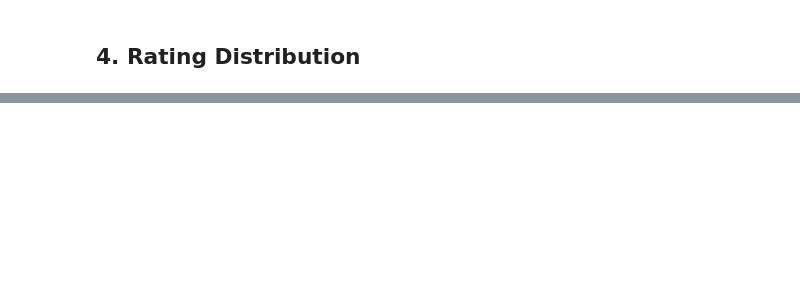
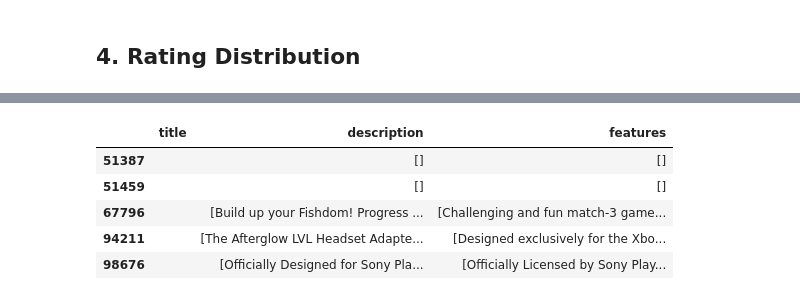
Before and after one commit to Pantelijaa/RecoSearch, a Jupyter notebook: notebooks/eda.ipynb, the cells around one changed output, grey strips where cells are left out. Saved outputs shown, nothing was run; the diff lists cells and outputs as text; code cells hidden in the pictures; blank space fills up the shorter version.

```diff
--- a/notebooks/eda.ipynb
+++ b/notebooks/eda.ipynb
@@ -155,0 +331,10 @@ Name: proportion, dtype: float64
+# %%
+empty_title_items = metadata_df[metadata_df["title"].str.len() == 0]
+empty_title_items[["title", "description", "features"]]
+# %% [output]
+|  | title | description | features |
+| 51387 |  | [] | [] |
+| 51459 |  | [] | [] |
+| 67796 |  | [Build up your Fishdom! Progress ... | [Challenging and fun match-3 game... |
+| 94211 |  | [The Afterglow LVL Headset Adapte... | [Designed exclusively for the Xbo... |
+| 98676 |  | [Officially Designed for Sony Pla... | [Officially Licensed by Sony Play... |
```
Also changed, not shown: parts of 19 cells of this notebook.
